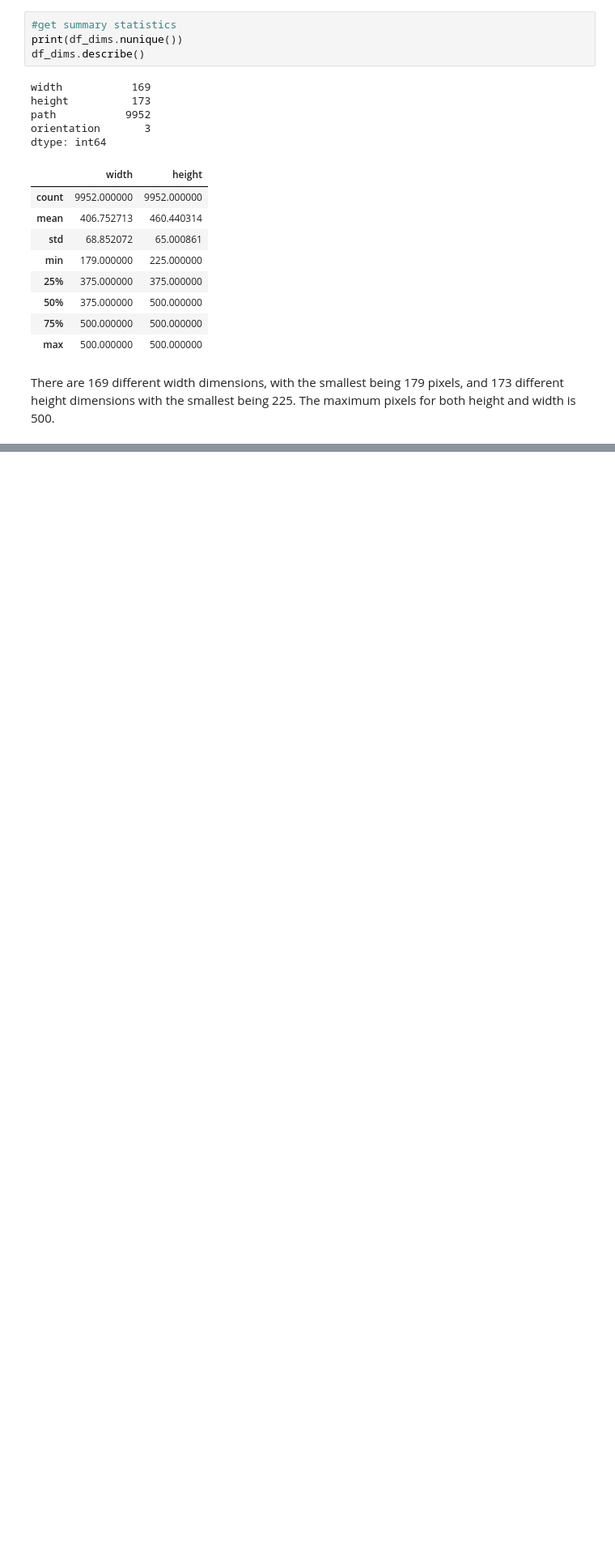
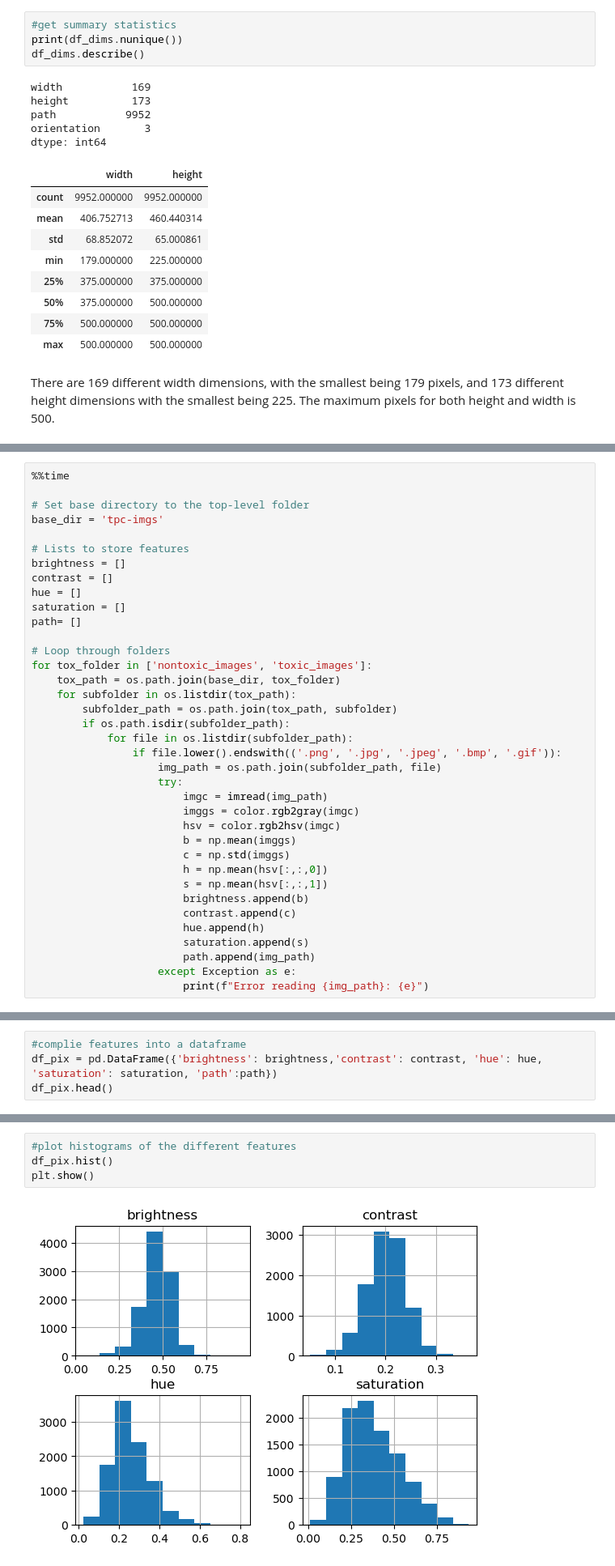
Before and after one commit to segoldsmith/Capstone3_PlantToxicity, a Jupyter notebook: Capstone3_DataWrangling_EDA.ipynb, the cells around one changed output, grey strips where cells are left out. Shown at 81% size. Drawn from its saved outputs; the diff is of its cells as text; blank space fills up the shorter version.

Commit message:
added color and intensity features

```diff
--- a/Capstone3_DataWrangling_EDA.ipynb
+++ b/Capstone3_DataWrangling_EDA.ipynb
@@ -197,0 +200,37 @@ I think the best option for resizing would be to use zero or mean padding. The q
+# %%
+%%time
+
+# Set base directory to the top-level folder
+base_dir = 'tpc-imgs'
+
+# Lists to store features
+brightness = []
+contrast = []
+hue = []
+saturation = []
+path= []
+
+# Loop through folders
+for tox_folder in ['nontoxic_images', 'toxic_images']:
+    tox_path = os.path.join(base_dir, tox_folder)
+    for subfolder in os.listdir(tox_path):
+        subfolder_path = os.path.join(tox_path, subfolder)
+        if os.path.isdir(subfolder_path):
+            for file in os.listdir(subfolder_path):
+                if file.lower().endswith(('.png', '.jpg', '.jpeg', '.bmp', '.gif')):
+                    img_path = os.path.join(subfolder_path, file)
+                    try:
+                        imgc = imread(img_path)
+                        imggs = color.rgb2gray(imgc)
+                        hsv = color.rgb2hsv(imgc)
+                        b = np.mean(imggs)
+                        c = np.std(imggs)
+                        h = np.mean(hsv[:,:,0])
+                        s = np.mean(hsv[:,:,1])
+                        brightness.append(b)
+                        contrast.append(c)
+                        hue.append(h)
+                        saturation.append(s)
+                        path.append(img_path)
+                    except Exception as e:
+                        print(f"Error reading {img_path}: {e}")
@@ -197,0 +240,4 @@ I think the best option for resizing would be to use zero or mean padding. The q
+# %%
+#complie features into a dataframe
+df_pix = pd.DataFrame({'brightness': brightness,'contrast': contrast, 'hue': hue, 'saturation': saturation, 'path':path})
+df_pix.head()
@@ -197,0 +251,6 @@ I think the best option for resizing would be to use zero or mean padding. The q
+# %%
+#plot histograms of the different features
+df_pix.hist()
+plt.show()
+# %% [output]
+[figure, added]
```
Also changed, not shown: parts of 25 cells of this notebook.
